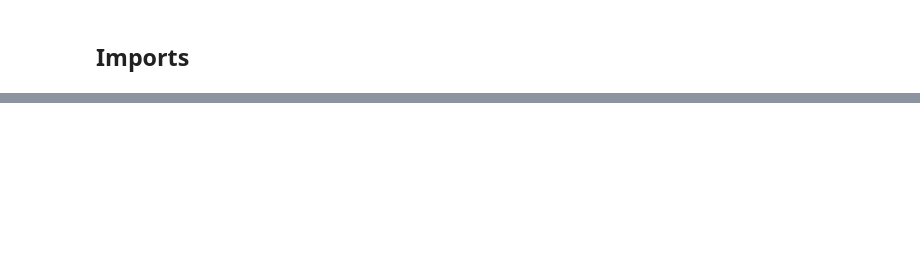
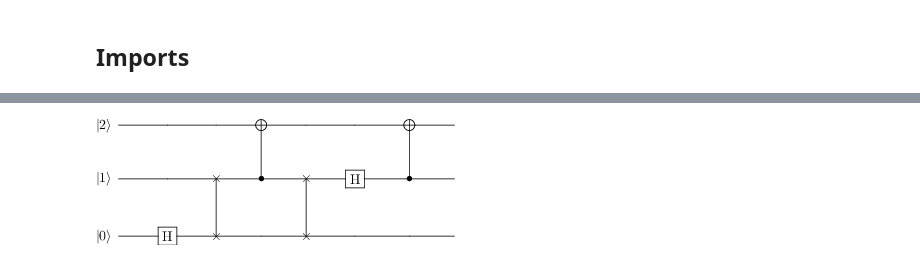
Before and after one commit to hodgestar/qutip-asqsqis-2022, a Jupyter notebook: _sources/tutorials/02-qutip-qip-ii.ipynb, the cells around one changed output, grey strips where cells are left out. Saved outputs shown, nothing was run; the diff lists cells and outputs as text; code cells hidden in the pictures; blank space fills up the shorter version.

```diff
--- a/_sources/tutorials/02-qutip-qip-ii.ipynb
+++ b/_sources/tutorials/02-qutip-qip-ii.ipynb
@@ -67,0 +112,14 @@ def display_eigenstates(op):
+# %%
+qc_swap = QubitCircuit(N=3, input_states=["0", "1", "2"])
+
+qc_swap.add_gate("SNOT", targets=0)
+qc_swap.add_gate("SWAP", targets=[0, 1])
+qc_swap.add_gate("CNOT", targets=2, controls=1)
+qc_swap.add_gate("SWAP", targets=[0, 1])
+
+qc_swap.add_gate("SNOT", targets=1)
+qc_swap.add_gate("CNOT", targets=2, controls=1)
+
+qc_swap
+# %% [output]
+[figure, added]
```
Also changed, not shown: parts of 32 cells of this notebook, 43 other files.
